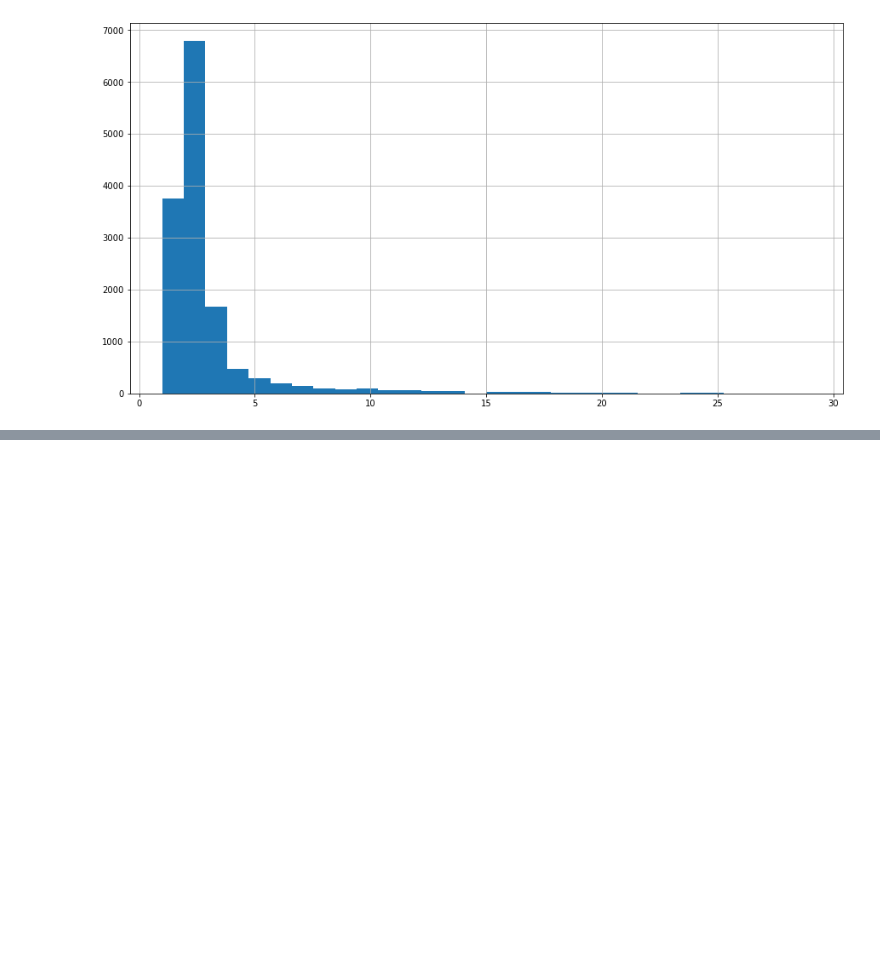
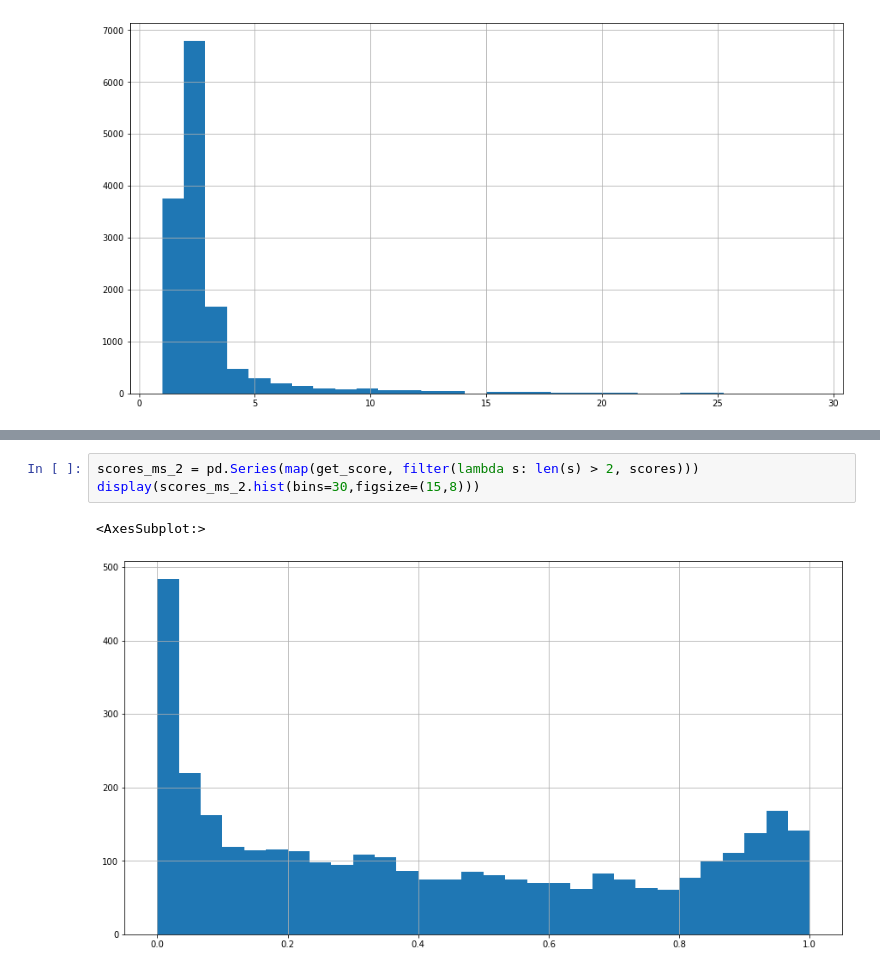
Before and after one commit to midusi/LSA-T, a Jupyter notebook: notebooks/signers_analysis.ipynb, the cells around one changed output, grey strips where cells are left out. Drawn from its saved outputs; the diff is of its cells as text; blank space fills up the shorter version.

```diff
--- a/notebooks/signers_analysis.ipynb
+++ b/notebooks/signers_analysis.ipynb
@@ -37,0 +46,6 @@ scores_s.hist(bins=30,figsize=(15,8))
+# %%
+scores_ms_2 = pd.Series(map(get_score, filter(lambda s: len(s) > 2, scores)))
+display(scores_ms_2.hist(bins=30,figsize=(15,8)))
+# %% [output]
+<AxesSubplot:>
+[figure, added]
```
Also changed, not shown: parts of 2 cells of this notebook.
